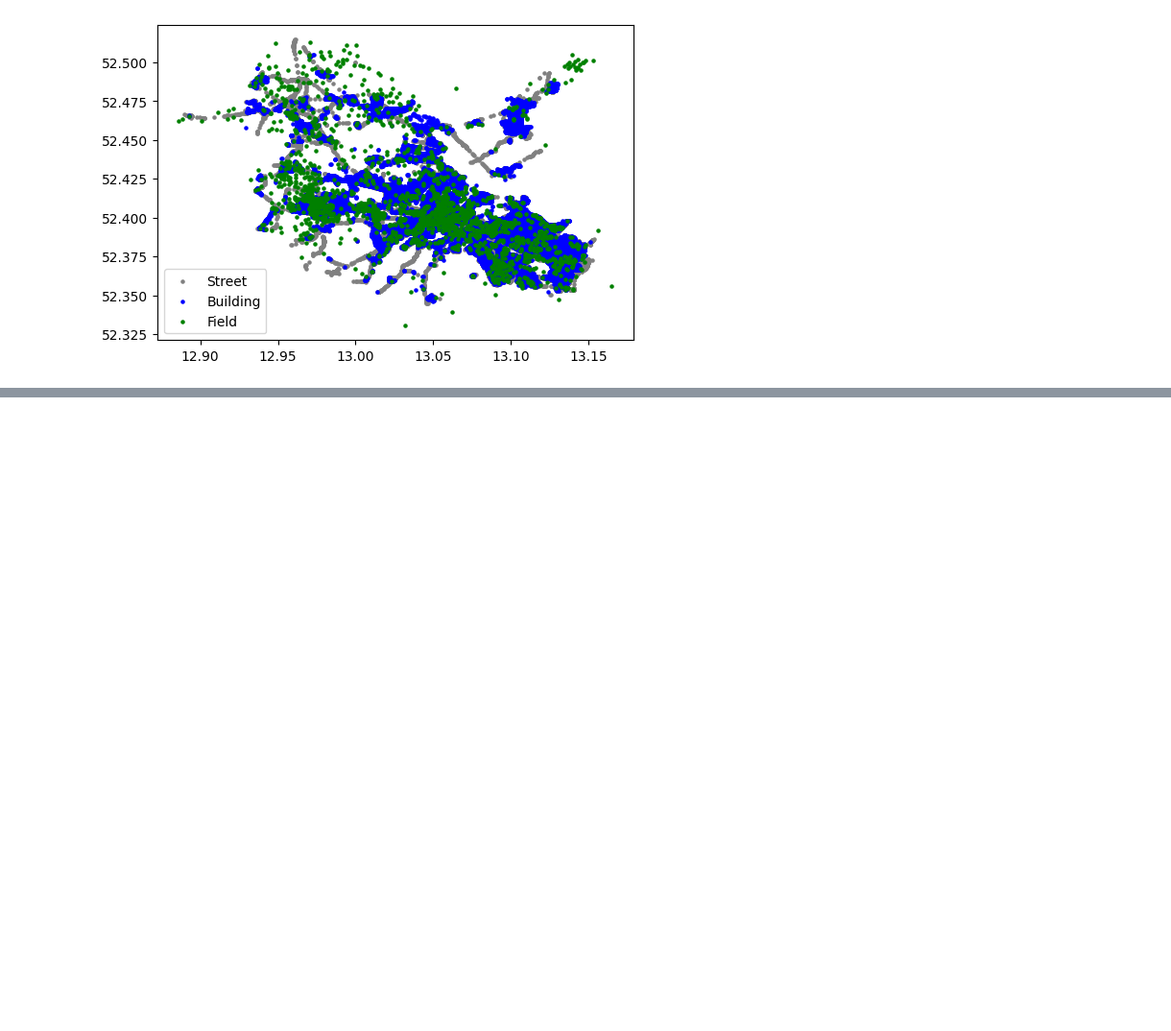
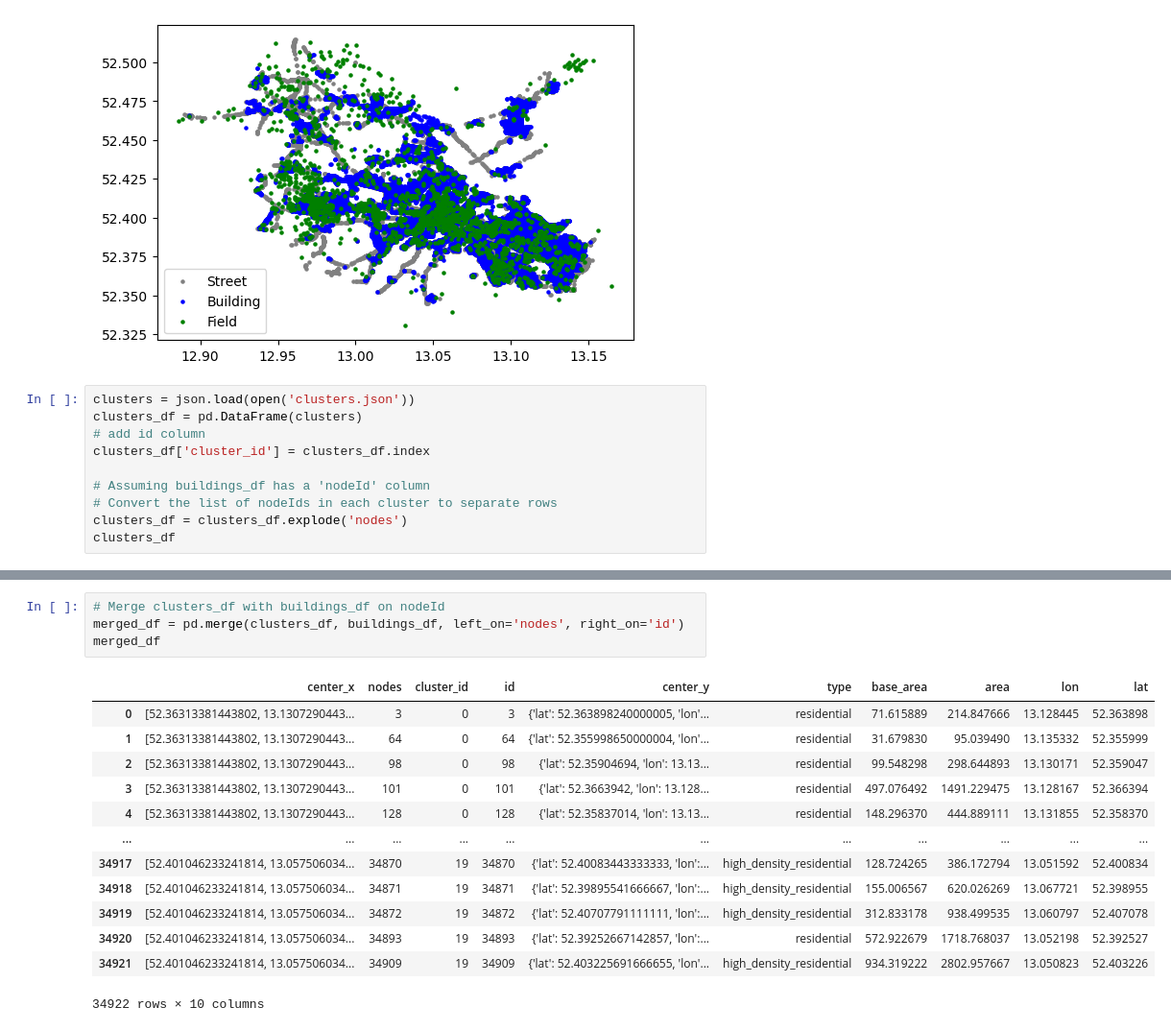
Before and after one commit to Sonaion/hackHPI2024, a Jupyter notebook: visualize_map.ipynb, the cells around one changed output, grey strips where cells are left out. Shown: that part at 96% size. Cells and saved outputs as stored; diff of their text form; blank space fills up the shorter version.

```diff
--- a/visualize_map.ipynb
+++ b/visualize_map.ipynb
@@ -50,3 +66,13 @@ plt.legend()
 plt.show()
 # %% [output]
 [figure]
+# %%
+clusters = json.load(open('clusters.json'))
+clusters_df = pd.DataFrame(clusters)
+# add id column
+clusters_df['cluster_id'] = clusters_df.index
+
+# Assuming buildings_df has a 'nodeId' column
+# Convert the list of nodeIds in each cluster to separate rows
+clusters_df = clusters_df.explode('nodes')
+clusters_df
@@ -52,0 +93,18 @@ plt.show()
+# %%
+# Merge clusters_df with buildings_df on nodeId
+merged_df = pd.merge(clusters_df, buildings_df, left_on='nodes', right_on='id')
+merged_df
+# %% [output]
+|  | center_x | nodes | cluster_id | id | center_y | type | base_area | area | lon | lat |
+| 0 | [52.36313381443802, 13.1307290443... | 3 | 0 | 3 | {'lat': 52.363898240000005, 'lon'... | residential | 71.615889 | 214.847666 | 13.128445 | 52.363898 |
+| 1 | [52.36313381443802, 13.1307290443... | 64 | 0 | 64 | {'lat': 52.355998650000004, 'lon'... | residential | 31.679830 | 95.039490 | 13.135332 | 52.355999 |
+| 2 | [52.36313381443802, 13.1307290443... | 98 | 0 | 98 | {'lat': 52.35904694, 'lon': 13.13... | residential | 99.548298 | 298.644893 | 13.130171 | 52.359047 |
+| 3 | [52.36313381443802, 13.1307290443... | 101 | 0 | 101 | {'lat': 52.3663942, 'lon': 13.128... | residential | 497.076492 | 1491.229475 | 13.128167 | 52.366394 |
+| 4 | [52.36313381443802, 13.1307290443... | 128 | 0 | 128 | {'lat': 52.35837014, 'lon': 13.13... | residential | 148.296370 | 444.889111 | 13.131855 | 52.358370 |
+| ... | ... | ... | ... | ... | ... | ... | ... | ... | ... | ... |
+| 34917 | [52.401046233241814, 13.057506034... | 34870 | 19 | 34870 | {'lat': 52.40083443333333, 'lon':... | high_density_residential | 128.724265 | 386.172794 | 13.051592 | 52.400834 |
+| 34918 | [52.401046233241814, 13.057506034... | 34871 | 19 | 34871 | {'lat': 52.39895541666667, 'lon':... | high_density_residential | 155.006567 | 620.026269 | 13.067721 | 52.398955 |
+| 34919 | [52.401046233241814, 13.057506034... | 34872 | 19 | 34872 | {'lat': 52.40707791111111, 'lon':... | high_density_residential | 312.833178 | 938.499535 | 13.060797 | 52.407078 |
+| 34920 | [52.401046233241814, 13.057506034... | 34893 | 19 | 34893 | {'lat': 52.39252667142857, 'lon':... | residential | 572.922679 | 1718.768037 | 13.052198 | 52.392527 |
+| 34921 | [52.401046233241814, 13.057506034... | 34909 | 19 | 34909 | {'lat': 52.403225691666655, 'lon'... | high_density_residential | 934.319222 | 2802.957667 | 13.050823 | 52.403226 |
+34922 rows × 10 columns
```
Also changed, not shown: parts of 3 cells of this notebook, 4 other files.
